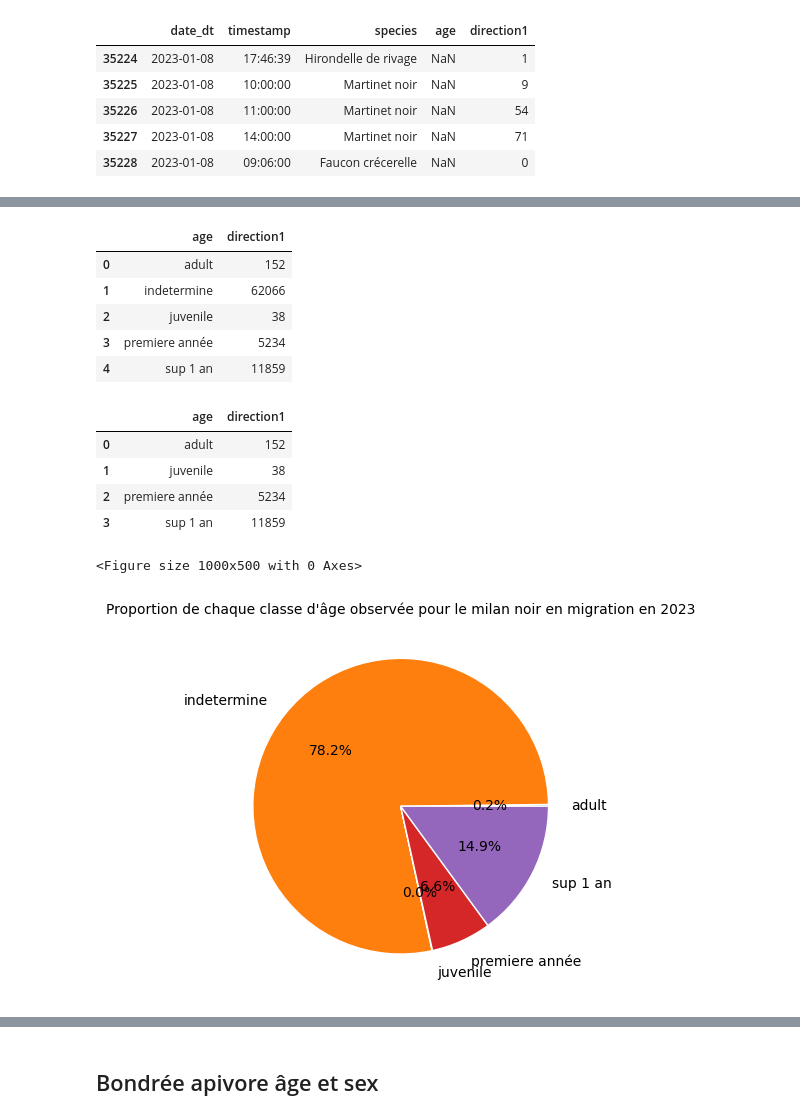
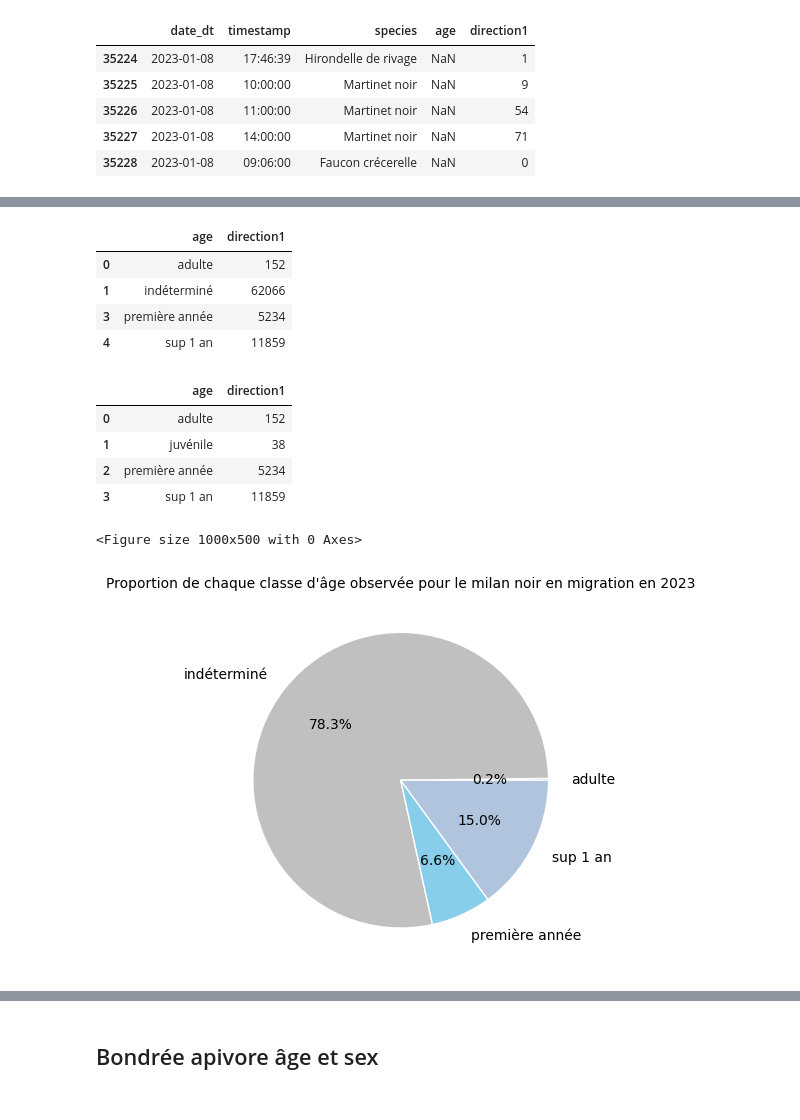
Before and after one commit to amelietatin/oiseaux_cols_libres, a Jupyter notebook: code/8_ocl_data_sex_age_plumage_analysis.ipynb, the cells around one changed output, grey strips where cells are left out. Cells and saved outputs as stored; diff of their text form; code cells hidden in the pictures.

```diff
--- a/code/8_ocl_data_sex_age_plumage_analysis.ipynb
+++ b/code/8_ocl_data_sex_age_plumage_analysis.ipynb
@@ -132,11 +132,11 @@ milan_noir_hour_age_2023 = data_hour_age_2023[data_hour_age_2023['species'].isin
 # J = juvenile
 # remove deuxieme annee
 
-milan_noir_hour_age_2023.fillna('indetermine', inplace = True) # fill NA with 'indetermine'
+milan_noir_hour_age_2023.fillna('indéterminé', inplace = True) # fill NA with 'indetermine'
 milan_noir_hour_age_2023.replace('I', 'sup 1 an', inplace=True)
-milan_noir_hour_age_2023.replace('A', 'adult', inplace=True)
-milan_noir_hour_age_2023.replace('1', 'premiere année', inplace=True)
-milan_noir_hour_age_2023.replace('J', 'juvenile', inplace=True)
+milan_noir_hour_age_2023.replace('A', 'adulte', inplace=True)
+milan_noir_hour_age_2023.replace('1', 'première année', inplace=True)
+milan_noir_hour_age_2023.replace('J', 'juvénile', inplace=True)
 milan_noir_hour_age_2023 = milan_noir_hour_age_2023.loc[milan_noir_hour_age_2023['age'] != '2']
 
 milan_noir_hour_age_2023.age.unique()
@@ -166,42 +166,43 @@ array(['indetermine', 'sup 1 an', 'premiere année', 'adult', 'juvenile'],
 # %%
 n_obs_age_milan_noir_NA = milan_noir_hour_age_2023.groupby(['age'])['direction1'].sum().reset_index()
 
-n_obs_age_milan_noir_sans_NA = milan_noir_hour_age_2023.loc[milan_noir_hour_age_2023['age'] != 'indetermine']
+n_obs_age_milan_noir_sans_NA = milan_noir_hour_age_2023.loc[milan_noir_hour_age_2023['age'] != 'indéterminé']
 n_obs_age_milan_noir_sans_NA = n_obs_age_milan_noir_sans_NA.groupby(['age'])['direction1'].sum().reset_index()
+n_obs_age_milan_noir_NA = n_obs_age_milan_noir_NA.loc[n_obs_age_milan_noir_NA['age'] != 'juvénile']
 # %%
 n_obs_age_milan_noir_NA
 # %% [output]
 |  | age | direction1 |
-| 0 | adult | 152 |
-| 1 | indetermine | 62066 |
-| 2 | juvenile | 38 |
-| 3 | premiere année | 5234 |
+| 0 | adulte | 152 |
+| 1 | indéterminé | 62066 |
+| 3 | première année | 5234 |
 | 4 | sup 1 an | 11859 |
 # %%
 n_obs_age_milan_noir_sans_NA
 # %% [output]
 |  | age | direction1 |
-| 0 | adult | 152 |
-| 1 | juvenile | 38 |
-| 2 | premiere année | 5234 |
+| 0 | adulte | 152 |
+| 1 | juvénile | 38 |
+| 2 | première année | 5234 |
 | 3 | sup 1 an | 11859 |
 # %%
 # Figure all years
 plt.figure(figsize=(10,5))
 
 fig, ax = plt.subplots()
 ax.pie(n_obs_age_milan_noir_NA.direction1,
        labels=n_obs_age_milan_noir_NA.age,
        labeldistance=1.15,
        autopct='%1.1f%%',  # Add percentage labels
-       wedgeprops={'linewidth': 1, 'edgecolor': 'white'})
+       wedgeprops={'linewidth': 1, 'edgecolor': 'white'},
+       colors=['royalblue','silver', 'skyblue', 'lightsteelblue']);
 
 plt.title("Proportion de chaque classe d'âge observée pour le milan noir en migration en 2023", fontsize=10);
 
 plt.savefig('../figures/age_sex_plumage/age/prop_age_milan_noir_migration_avec_NA_2023.png')
 # %% [output]
 <Figure size 1000x500 with 0 Axes>
-[figure, old version]
+[figure, new version]
 # %%
 # Figure all years
 plt.figure(figsize=(10,5))
```
Also changed, not shown: parts of 9 cells of this notebook, 22 other files.
